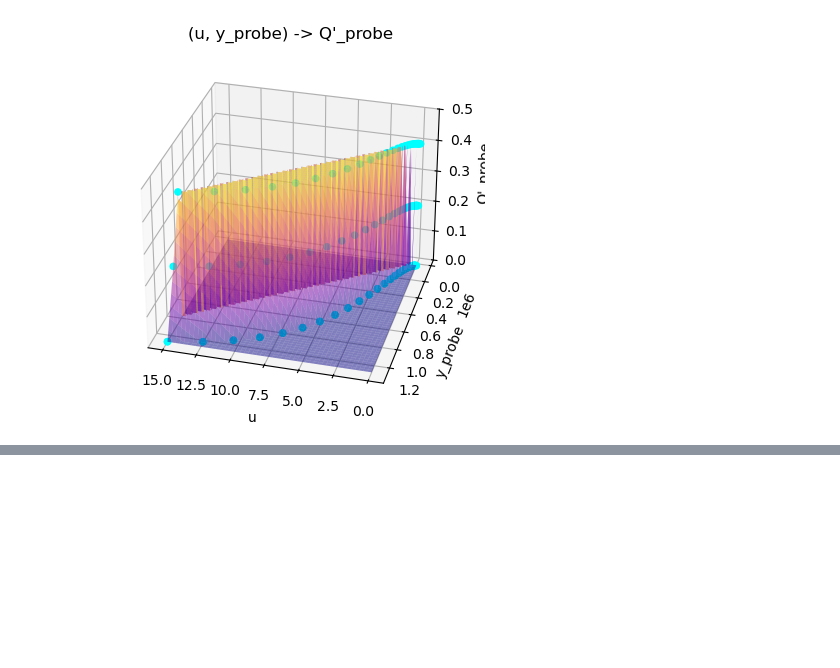
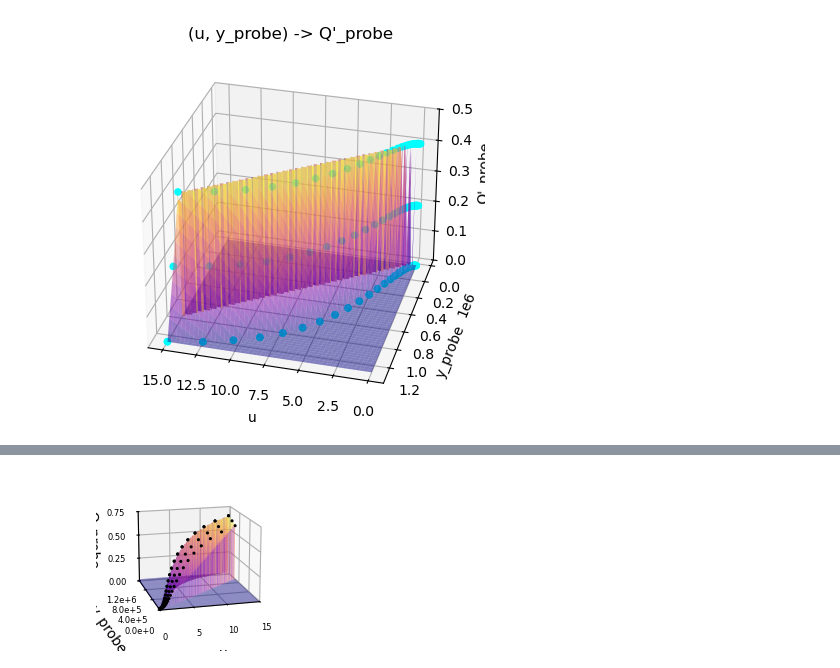
Before and after one commit to KSechkar/CoBa_CRAB, a Jupyter notebook: basic_model_case/basic_probe_characterisation.ipynb, the cells around one changed output, grey strips where cells are left out. Cells and saved outputs as stored; diff of their text form; code cells hidden in the pictures; blank space fills up the shorter version.

Commit message:
CDC figures (messy draft)

```diff
--- a/basic_model_case/basic_probe_characterisation.ipynb
+++ b/basic_model_case/basic_probe_characterisation.ipynb
@@ -674,0 +766,54 @@ plt.show()
+# %%
+# CDC PAPER - FIGURE 3C
+# create figure
+probechar_c_fig = plt.figure(4,figsize=(2,2))
+plt.clf()
+probechar_c_ax = probechar_c_fig.add_subplot(111, projection='3d')
+
+# make a 3D plot of estimated Q values
+probechar_c_ax.plot_surface(
+    us_mesh_est,
+    y_mesh_est,
+    Q_est,
+    cmap=mpl.colormaps['plasma'], alpha=0.5,
+    label='Measured Q values')
+
+# make a 3D plot of experimentally measured Q values
+probechar_c_ax.scatter(
+    us_mesh,
+    y_probes,
+    Q_probes,
+    c='black',
+    alpha=1.0,
+    s=1.5,
+    label='Measured Q values')
+
+# label plot axes (will be redone as ediatble text)
+probechar_c_ax.set_xlabel('u')
+probechar_c_ax.set_ylabel('y_probe')
+probechar_c_ax.set_zlabel('Q_probe')
+
+# set the axis limits
+probechar_c_ax.set_xlim3d(left=0.0, right=15.0)
+probechar_c_ax.set_ylim3d(bottom=0.0, top=1.2e6)
+probechar_c_ax.set_zlim3d(bottom=0.0, top=0.75)
+
+# label formatter function
+def formatter_func(x, pos):
+    return f'{x:1.1e}'.replace('e+0', 'e+').replace('e-0', 'e-')
+
+# set the axis ticks
+probechar_c_ax.set_xticks(ticks=[0.0, 5.0, 10.0, 15.0])
+probechar_c_ax.set_yticks(ticks=[0.0, 4e5, 8e5, 1.2e6])
+probechar_c_ax.set_zticks(ticks=[0.0, 0.25, 0.5, 0.75])
+probechar_c_ax.yaxis.set_major_formatter(mpl.ticker.FuncFormatter(formatter_func))
+probechar_c_ax.tick_params(axis='both', which='major', labelsize=6)
+
+# set the view angle
+probechar_c_ax.view_init(elev=15, azim=-105, roll=0)
+
+# show plot
+plt.savefig('probe_char_c_raw.svg')
+plt.show()
+# %% [output]
+[figure, added]
```
Also changed, not shown: parts of 3 cells of this notebook, 3 other files.
